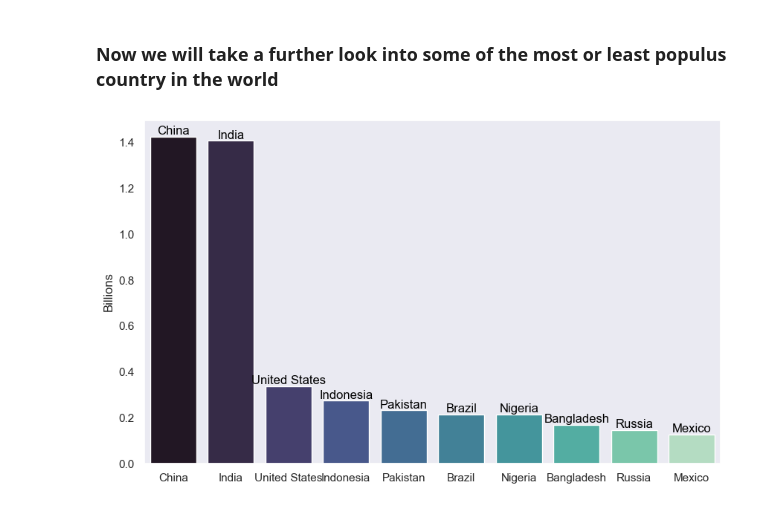
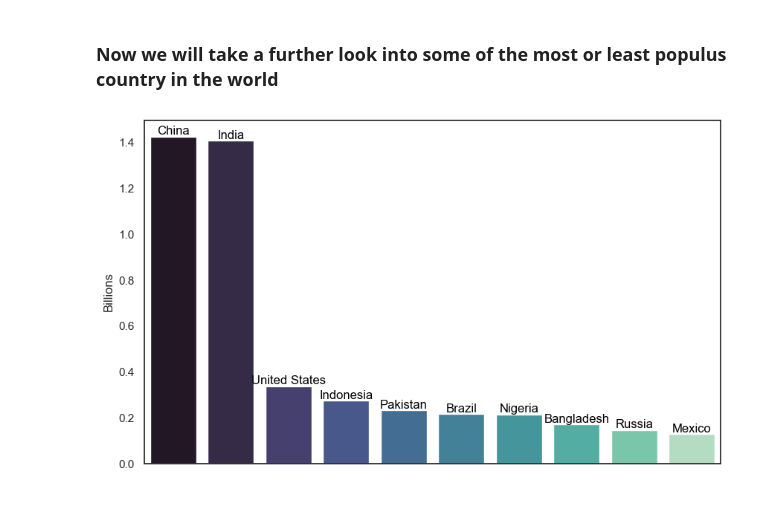
Before and after one commit to Kimballa05/DataVisGlobalWarming, a Jupyter notebook: Faisal_final project_exploratory notebook.ipynb, the cells around one changed output. Cells and saved outputs as stored; diff of their text form; code cells hidden in the pictures.

```diff
--- a/Faisal_final project_exploratory notebook.ipynb
+++ b/Faisal_final project_exploratory notebook.ipynb
@@ -295,25 +295,26 @@ display(chart_output)
 # %%
 # Adjust population to be in millions for display
 most_populous['Population in Billions'] = most_populous['Population'] / 1e9
 
+sns.set_theme(style="white")
 # Create a vertical bar plot
 plt.figure(figsize=(10, 6))
 barplot = sns.barplot(y='Population in Billions', x='Country name', data=most_populous, palette="mako", orient='v')
+barplot.get_xaxis().set_ticks([])
 
 # Set the title and labels
 plt.title('')
 plt.ylabel('Billions')
 plt.xlabel('')
 
-# Rotate the x-axis labels for better readability
-plt.xticks(rotation=0)
+
 
 # Add the country name and population number on top of each bar
 for bar, label in zip(barplot.patches, most_populous['Country name']):
     plt.text(bar.get_x() + bar.get_width() / 2, bar.get_height(), label,
              ha='center', va='bottom', rotation=0, color='black')
 
 # Show the plot
 plt.show()
 # %% [output]
-[figure, old version]
+[figure, new version]
```
